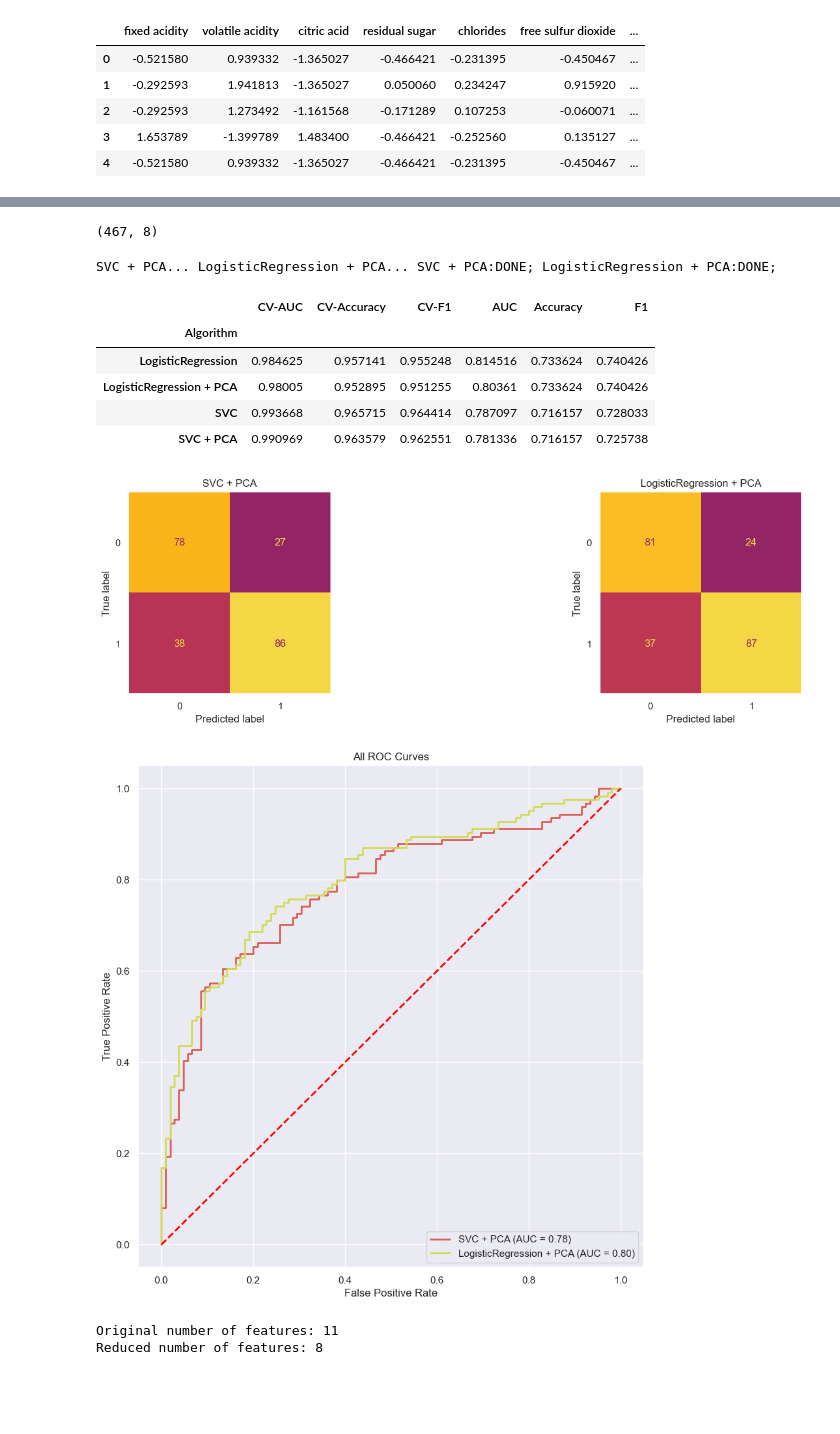
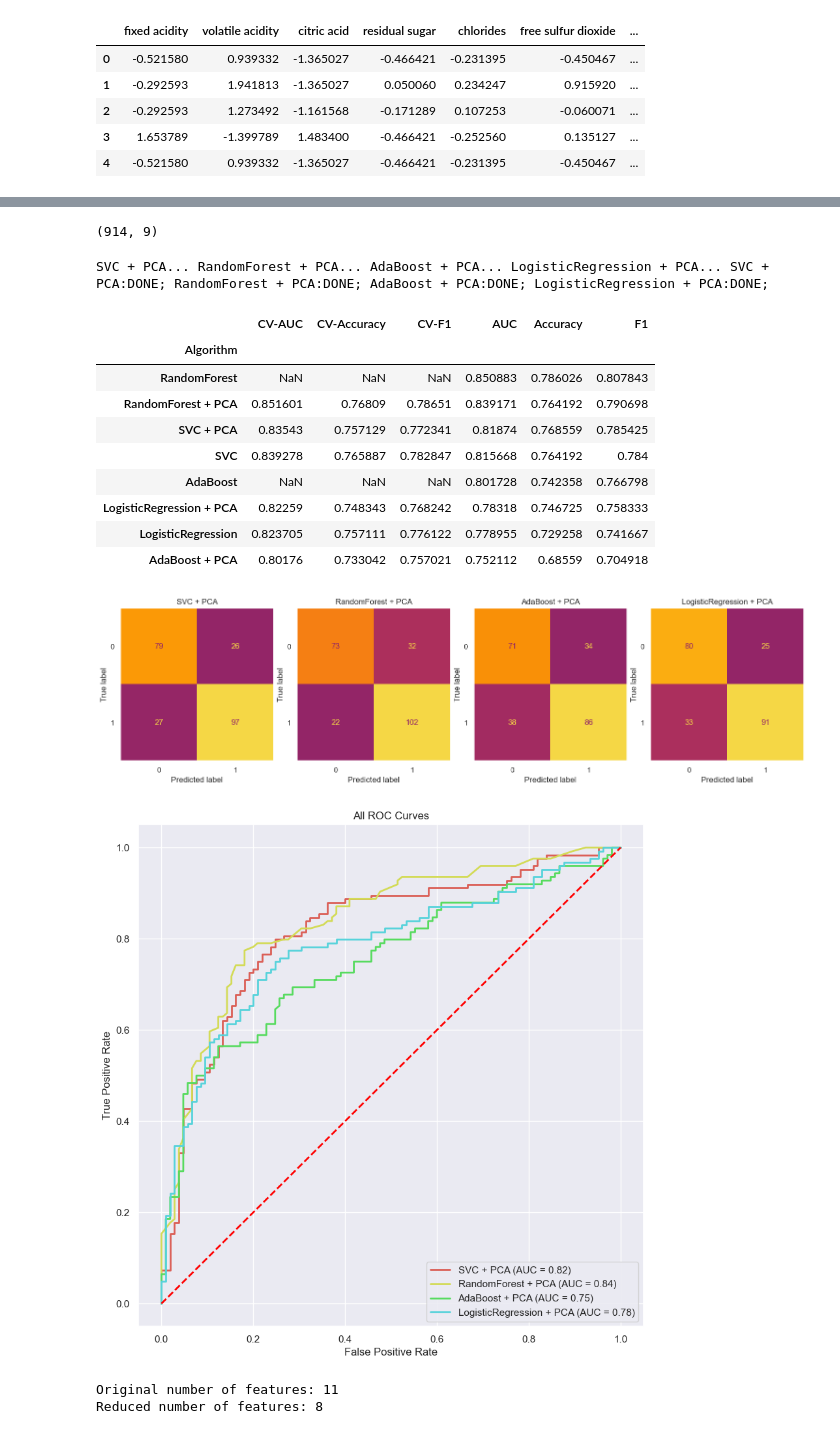
Before and after one commit to MilicaRangelov/PrikupljanjeIPredobradaPodatakaZaMasinskoUcenje, a Jupyter notebook: wine_quality.ipynb, the cells around one changed output, grey strips where cells are left out. Cells and saved outputs as stored; diff of their text form; code cells hidden in the pictures; blank space fills up the shorter version.

```diff
--- a/wine_quality.ipynb
+++ b/wine_quality.ipynb
@@ -247,6 +241,8 @@ def cross_validate_models(classifiers, X, y, cv=5, results=results):
 # %%
 classifiers = {
     'SVC': SVC(),
+    'RandomForest': RandomForestClassifier(),
+    'AdaBoost':AdaBoostClassifier(),
     'LogisticRegression' : LogisticRegression()
 }
 
@@ -270,5 +267,0 @@ SVC... LogisticRegression... SVC:DONE; LogisticRegression:DONE;
-# %%
-cross_validate_models(classifiers_cv, X_resampled,
-                      y_resampled, results=results, cv=3)
-results = test_models(classifiers, X_resampled, X_test, y_resampled, y_test, results)
-results.sort_values(by='AUC', ascending=False)
@@ -300,6 +287,6 @@ plt.show()
 # %%
 pca = PCA(n_components=0.95, whiten=True,random_state=42)
-X_pca_train = pca.fit_transform(X_resampled)
+X_pca_train = pca.fit_transform(X_train)
 X_pca_test = pca.transform(X_test)
 
 plt.plot(np.cumsum(pca.explained_variance_ratio_))
@@ -311,34 +298,42 @@ plt.show()
 # %%
 X_pca_train.shape
 # %% [output]
-(467, 8)
+(914, 9)
 # %%
 classifiers = {
     'SVC + PCA': SVC(),
+    'RandomForest + PCA': RandomForestClassifier(),
+    'AdaBoost + PCA':AdaBoostClassifier(),
     'LogisticRegression + PCA' : LogisticRegression()
 }
 
 classifiers_cv = {
     'SVC + PCA': SVC(),
+    'RandomForest + PCA': RandomForestClassifier(),
+    'AdaBoost + PCA':AdaBoostClassifier(),
     'LogisticRegression + PCA' : LogisticRegression()
 }
 
 cross_validate_models(classifiers_cv, X_pca_train,
-                      y_resampled, results=results, cv=3)
+                      y_train, results=results, cv=3)
 
 results = test_models(classifiers, X_pca_train, X_pca_test,
-                      y_resampled, y_test, results)
-results.sort_values(by='Accuracy', ascending=False)
+                      y_train, y_test, results)
+results.sort_values(by='AUC', ascending=False)
 # %% [output]
-SVC + PCA... LogisticRegression + PCA... SVC + PCA:DONE; LogisticRegression + PCA:DONE;
+SVC + PCA... RandomForest + PCA... AdaBoost + PCA... LogisticRegression + PCA... SVC + PCA:DONE; RandomForest + PCA:DONE; AdaBoost + PCA:DONE; LogisticRegression + PCA:DONE;
 |  | CV-AUC | CV-Accuracy | CV-F1 | AUC | Accuracy | F1 |
 | Algorithm |  |  |  |  |  |  |
-| LogisticRegression | 0.984625 | 0.957141 | 0.955248 | 0.814516 | 0.733624 | 0.740426 |
-| LogisticRegression + PCA | 0.98005 | 0.952895 | 0.951255 | 0.80361 | 0.733624 | 0.740426 |
-| SVC | 0.993668 | 0.965715 | 0.964414 | 0.787097 | 0.716157 | 0.728033 |
-| SVC + PCA | 0.990969 | 0.963579 | 0.962551 | 0.781336 | 0.716157 | 0.725738 |
+| RandomForest | NaN | NaN | NaN | 0.850883 | 0.786026 | 0.807843 |
+| RandomForest + PCA | 0.851601 | 0.76809 | 0.78651 | 0.839171 | 0.764192 | 0.790698 |
+| SVC + PCA | 0.83543 | 0.757129 | 0.772341 | 0.81874 | 0.768559 | 0.785425 |
+| SVC | 0.839278 | 0.765887 | 0.782847 | 0.815668 | 0.764192 | 0.784 |
+| AdaBoost | NaN | NaN | NaN | 0.801728 | 0.742358 | 0.766798 |
+| LogisticRegression + PCA | 0.82259 | 0.748343 | 0.768242 | 0.78318 | 0.746725 | 0.758333 |
+| LogisticRegression | 0.823705 | 0.757111 | 0.776122 | 0.778955 | 0.729258 | 0.741667 |
+| AdaBoost + PCA | 0.80176 | 0.733042 | 0.757021 | 0.752112 | 0.68559 | 0.704918 |
-[figure, old version]
+[figure, new version]
-[figure, old version]
+[figure, new version]
 # %%
 from sklearn.decomposition import PCA, KernelPCA
 from sklearn.datasets import make_circles
```
Also changed, not shown: parts of 26 cells of this notebook.
